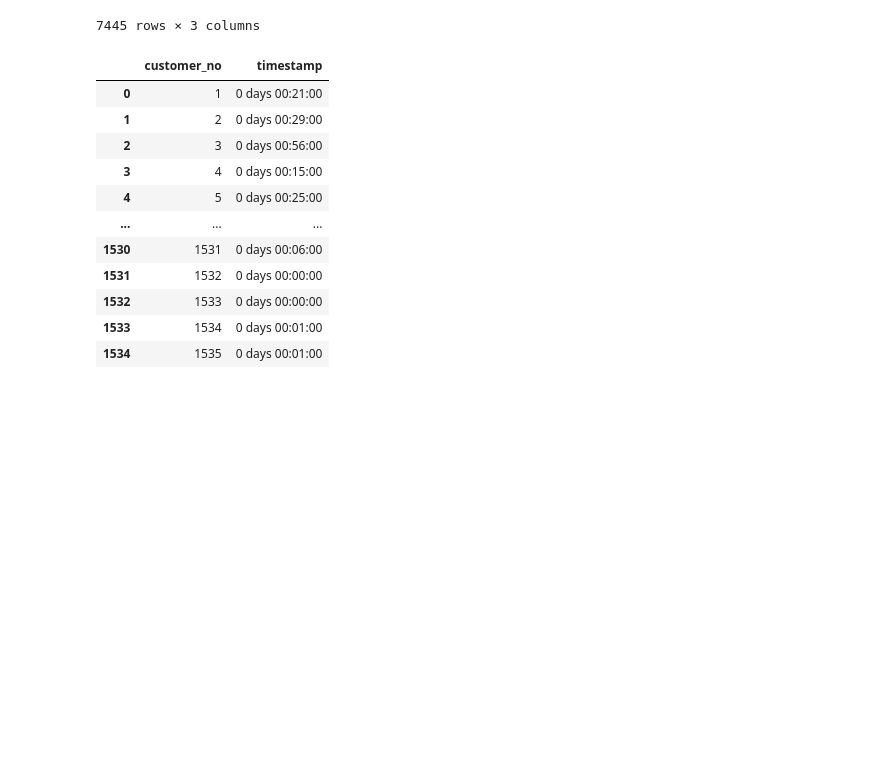
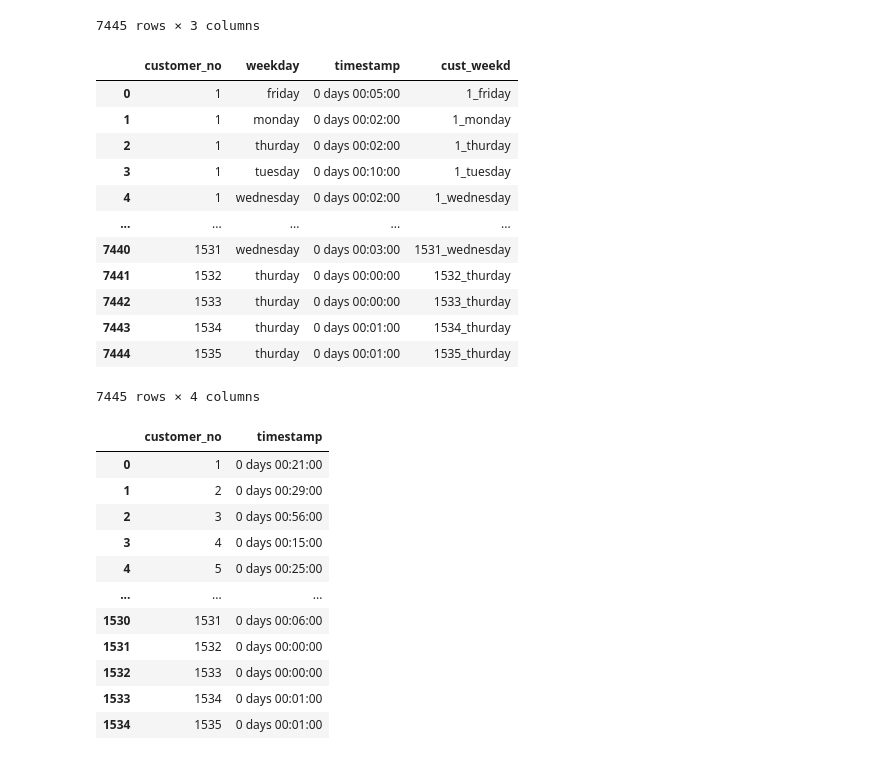
Before and after one commit to abhisrn1986/SupermarketSimulation, a Jupyter notebook: MarkovSimulation/data_exploration.ipynb, the cells around one changed output. Saved outputs shown, nothing was run; the diff lists cells and outputs as text; code cells hidden in the pictures; blank space fills up the shorter version.

```diff
--- a/MarkovSimulation/data_exploration.ipynb
+++ b/MarkovSimulation/data_exploration.ipynb
@@ -275,3 +278,19 @@ time_spent
+# %%
+time_spent
+# %% [output]
+|  | customer_no | weekday | timestamp | cust_weekd |
+| 0 | 1 | friday | 0 days 00:05:00 | 1_friday |
+| 1 | 1 | monday | 0 days 00:02:00 | 1_monday |
+| 2 | 1 | thurday | 0 days 00:02:00 | 1_thurday |
+| 3 | 1 | tuesday | 0 days 00:10:00 | 1_tuesday |
+| 4 | 1 | wednesday | 0 days 00:02:00 | 1_wednesday |
+| ... | ... | ... | ... | ... |
+| 7440 | 1531 | wednesday | 0 days 00:03:00 | 1531_wednesday |
+| 7441 | 1532 | thurday | 0 days 00:00:00 | 1532_thurday |
+| 7442 | 1533 | thurday | 0 days 00:00:00 | 1533_thurday |
+| 7443 | 1534 | thurday | 0 days 00:01:00 | 1534_thurday |
+| 7444 | 1535 | thurday | 0 days 00:01:00 | 1535_thurday |
+7445 rows × 4 columns
 # %%
 temp=time_spent.groupby("customer_no")["timestamp"].sum().to_frame()
 temp=temp.reset_index()
```
Also changed, not shown: parts of 5 cells of this notebook.
